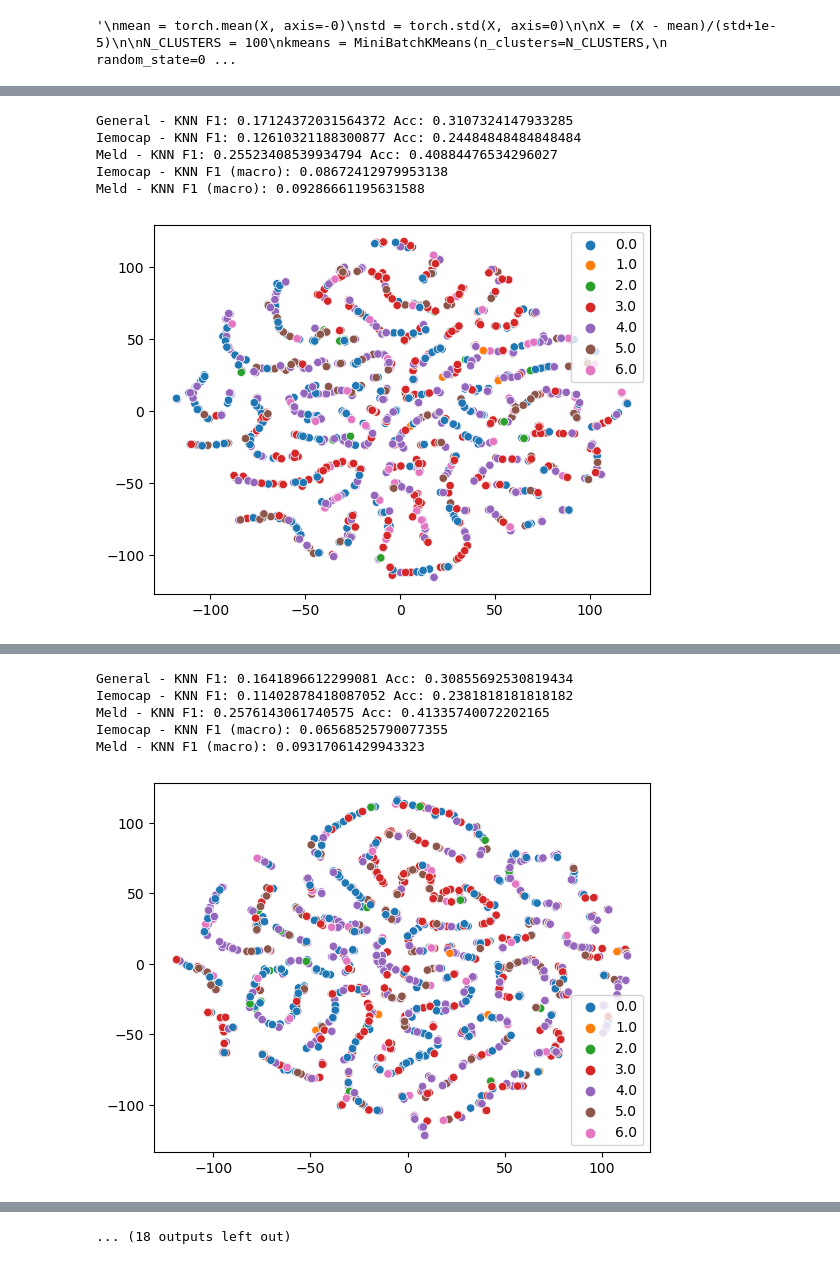
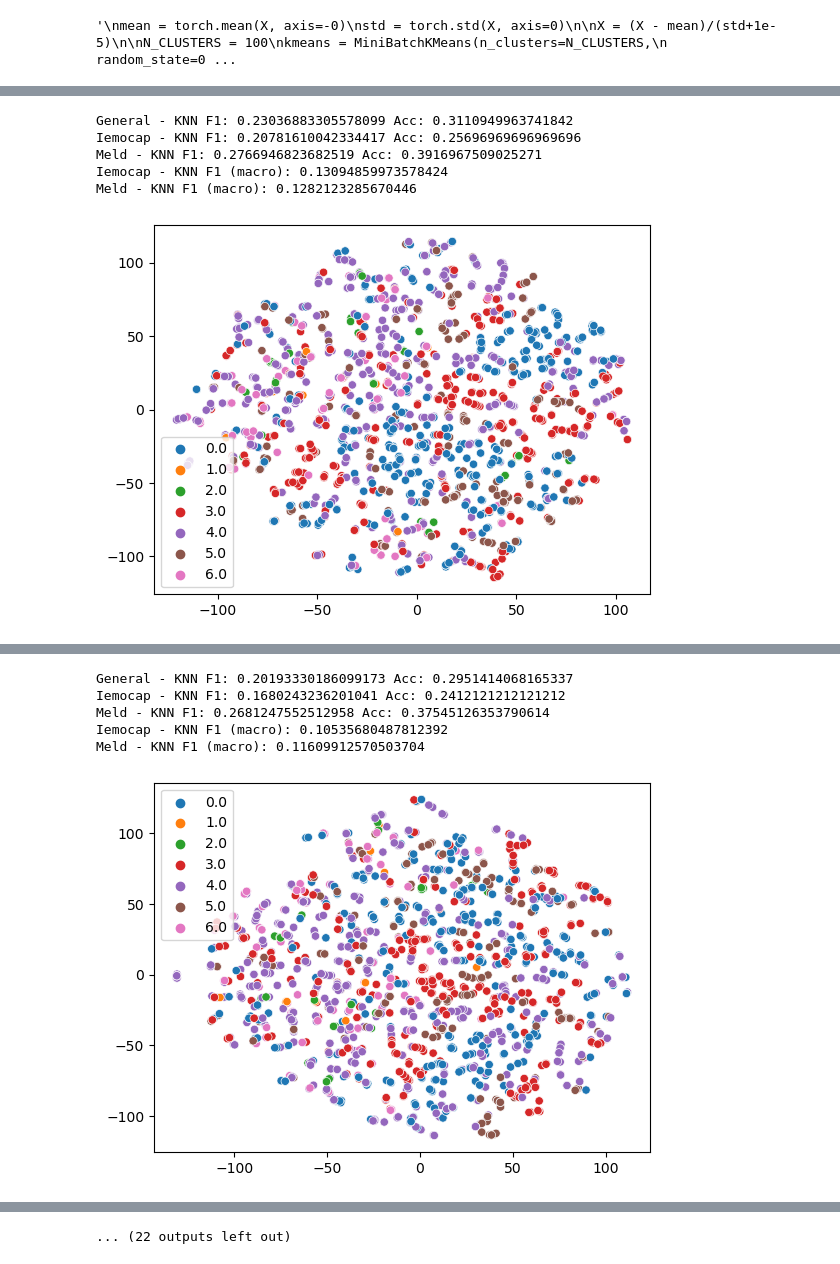
Before and after one commit to machadoprx/c4ai_audio_text_clip, a Jupyter notebook: c4ai_emotions_audio_text_clip_e2e_AUDIO_ENCODER.ipynb, the cells around one changed output, grey strips where cells are left out. Cells and saved outputs as stored; diff of their text form; code cells hidden in the pictures.

```diff
--- a/c4ai_emotions_audio_text_clip_e2e_AUDIO_ENCODER.ipynb
+++ b/c4ai_emotions_audio_text_clip_e2e_AUDIO_ENCODER.ipynb
@@ -136,5 +136,3 @@ train_df_erc_resampled.groupby("label").count()
 from os.path import exists
 # %%
 df_train = pd.concat([train_df_erc_resampled, train_df_erc_resampled, train_audio.assign(text=[None for _ in range(len(train_audio))]), test_audio.assign(text=[None for _ in range(len(test_audio))])], axis=0).reset_index(drop=True)
-# %%
-df_train = train_df_erc_resampled
@@ -312,7 +312,7 @@ PITCH_PARAMS = {
     "sample_rate": sample_rate,
 }
 
-def get_feats(x, sr, params=MFCC_PARAMS, params_pitch=PITCH_PARAMS):
+def get_feats(x, sr, max_pool_window_size=8, params=MFCC_PARAMS, params_pitch=PITCH_PARAMS):
     pitch = torchaudio.functional.compute_kaldi_pitch(x, **params_pitch).squeeze(dim=0)
 
     x = x.view(1, -1)
@@ -327,13 +327,17 @@ def get_feats(x, sr, params=MFCC_PARAMS, params_pitch=PITCH_PARAMS):
     except:
         mfccs = torch.cat([mfccs, torch.Tensor(np.zeros((mfccs.shape[0], 2)))], dim=-1)
 
-    mfccs_z = torch.Tensor(np.zeros(((mfccs.shape[0] // 2) + 1, mfccs.shape[1])))
+    mfccs_z = torch.Tensor(np.zeros(((mfccs.shape[0] // max_pool_window_size) + 1, mfccs.shape[1])))
 
-    for i in range(len(mfccs) // 2): # Max pooling over time to reduce sequence size
-        if np.linalg.norm(mfccs[2*i][:-2]) > np.linalg.norm(mfccs[(2*i) + 1][:-2]):
-            mfccs_z[i] = mfccs[2*i]
-        else:
-            mfccs_z[i] = mfccs[(2*i) + 1]
+    for i in range(len(mfccs) // max_pool_window_size): # Max pooling over time to reduce sequence size
+
+        mfcc_win = mfccs[i*max_pool_window_size:(i+1)*max_pool_window_size]
+
+        norms = [np.linalg.norm(v[:-2]) for v in mfcc_win]
+
+        argmax = np.argmax(np.array(norms))
+
+        mfccs_z[i] = mfcc_win[argmax]
 
     mfccs = mfccs_z.transpose(0, 1)  # (freq, time)
     deltas = torchaudio.functional.compute_deltas(mfccs)
@@ -352,7 +356,6 @@ def mfcc_feature_extractor(path, desired_sr=16000, cache="./preprocessed_audio_c
         else:
             waveform, sample_rate = torchaudio.load(path, normalize=True, channels_first=True)
             waveform = waveform.float()
-            #print(waveform)
             if len(waveform.shape) == 2:
                 waveform = torch.mean(waveform, dim=0).unsqueeze(dim=0)
 
@@ -547,10 +559,10 @@ array(['neutral', 'disgust', 'anger', 'sadness', 'joy', 'surprise',
        'fear'], dtype=object)
 # %%
 train_ds = torch.utils.data.TensorDataset(torch.Tensor(list(range(len(df_train)))))
-train_loader = torch.utils.data.DataLoader(train_ds, batch_size=1024, shuffle=True)
+train_loader = torch.utils.data.DataLoader(train_ds, batch_size=4096, shuffle=True)
 
 test_ds = torch.utils.data.TensorDataset(torch.Tensor(list(range(len(df_dev)))))
-test_loader = torch.utils.data.DataLoader(test_ds, batch_size=512, shuffle=False)
+test_loader = torch.utils.data.DataLoader(test_ds, batch_size=4096, shuffle=False)
 # %%
 import torchaudio
 import numpy as np
@@ -685,7 +697,7 @@ PATH_TO_SAVE = "./audio_encoder_pre_trained_reformed_3"
 !mkdir -p {PATH_TO_SAVE}
 
 dim_embed = 64
-N_CLUSTERS = 64
+N_CLUSTERS = 256
 
 #pickle.dump(kmeans, open(f"{PATH_TO_SAVE}/kmeans_{N_CLUSTERS}_clusters_curr.pkl", 'wb'))
 
@@ -695,10 +707,10 @@ audio_encoder = AudioEncoderMFCCHU(
     mean,
     std,
     emb_dim=dim_embed,
-    n_layers=1,
-    max_length=256,
+    n_layers=3,
+    max_length=64,
     nheads=8,
-    dropout=0.2
+    dropout=0.1
 )
 
 supcon_model = AudioCLIP(
@@ -706,7 +718,7 @@ supcon_model = AudioCLIP(
     out_features_audio=dim_embed,
     wide_proj=dim_embed*4,
     proj_size=dim_embed,
-    rate=0.2,
+    rate=0.1,
 )
 
 supcon_loss = SupConLoss(temperature=0.1, contrast_mode='all', base_temperature=0.1)
@@ -725,7 +737,7 @@ optimizer_grouped_parameters = [{
     'params':
     [p for n, p in param_optimizer if not any(nd in n for nd in no_decay)],
     'weight_decay_rate':
-    0.1
+    0.001
 }, {
     'params':
     [p for n, p in param_optimizer if any(nd in n for nd in no_decay)],
@@ -752,8 +764,6 @@ while e < epochs:
     preds = []
 
     for i, batch_indices in enumerate(tqdm(train_loader, total=len(train_loader))):
-        if i == len(train_loader)-1:
-            continue
 
         batch = df_train.iloc[batch_indices[0]]
         audio_paths = list(batch["path"])
@@ -881,6 +891,6 @@ Epoch: 2 - Train Loss: 6.70646914191868
-General - KNN F1: 0.17124372031564372 Acc: 0.3107324147933285
-Iemocap - KNN F1: 0.12610321188300877 Acc: 0.24484848484848484
-Meld - KNN F1: 0.25523408539934794 Acc: 0.40884476534296027
-Iemocap - KNN F1 (macro): 0.08672412979953138
-Meld - KNN F1 (macro): 0.09286661195631588
+General - KNN F1: 0.23036883305578099 Acc: 0.3110949963741842
+Iemocap - KNN F1: 0.20781610042334417 Acc: 0.25696969696969696
+Meld - KNN F1: 0.2766946823682519 Acc: 0.3916967509025271
+Iemocap - KNN F1 (macro): 0.13094859973578424
+Meld - KNN F1 (macro): 0.1282123285670446
-[figure, old version]
+[figure, new version]
@@ -888,6 +898,6 @@ Epoch: 3 - Train Loss: 6.669884163400401
-General - KNN F1: 0.1641896612299081 Acc: 0.30855692530819434
-Iemocap - KNN F1: 0.11402878418087052 Acc: 0.2381818181818182
-Meld - KNN F1: 0.2576143061740575 Acc: 0.41335740072202165
-Iemocap - KNN F1 (macro): 0.06568525790077355
-Meld - KNN F1 (macro): 0.09317061429943323
+General - KNN F1: 0.20193330186099173 Acc: 0.2951414068165337
+Iemocap - KNN F1: 0.1680243236201041 Acc: 0.2412121212121212
+Meld - KNN F1: 0.2681247552512958 Acc: 0.37545126353790614
+Iemocap - KNN F1 (macro): 0.10535680487812392
+Meld - KNN F1 (macro): 0.11609912570503704
-[figure, old version]
+[figure, new version]
@@ -895,4 +905,4 @@ Epoch: 4 - Train Loss: 6.645169963007388
-... (18 outputs left out)
+... (22 outputs left out)
 # %%
 dim_embed=768
 
```
Also changed, not shown: parts of 9 cells of this notebook.
